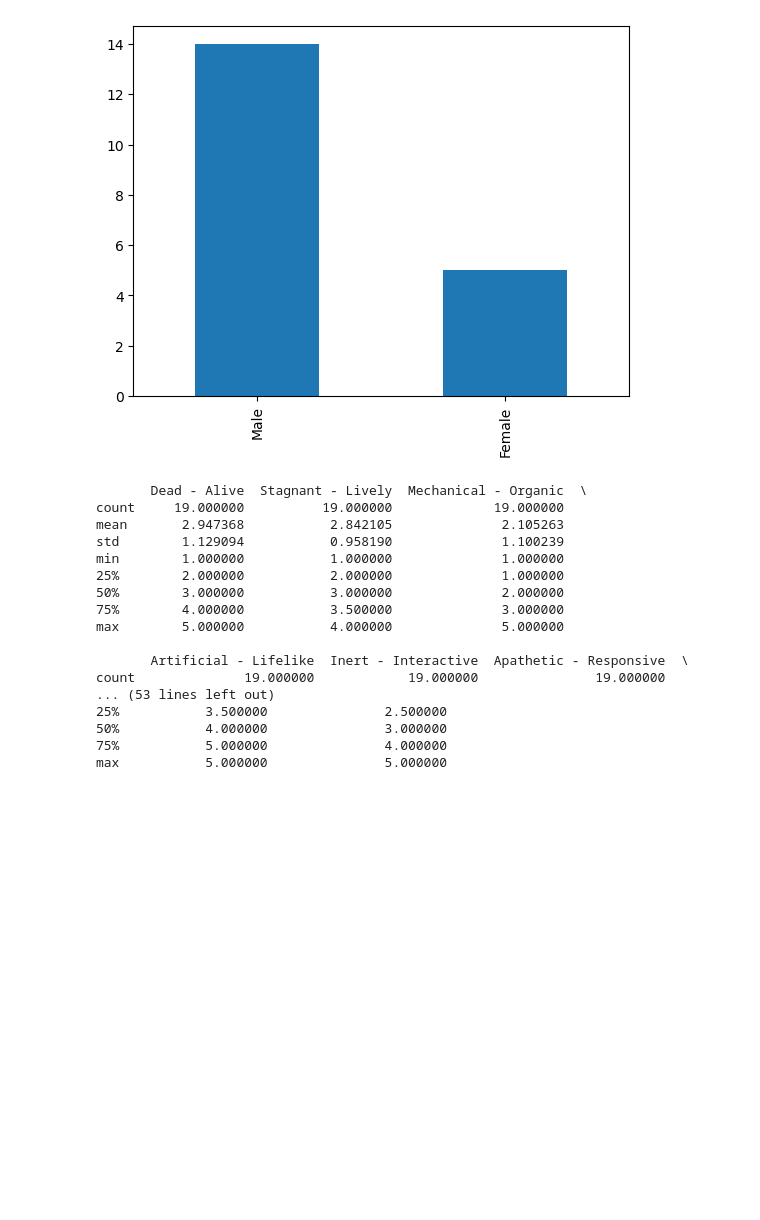
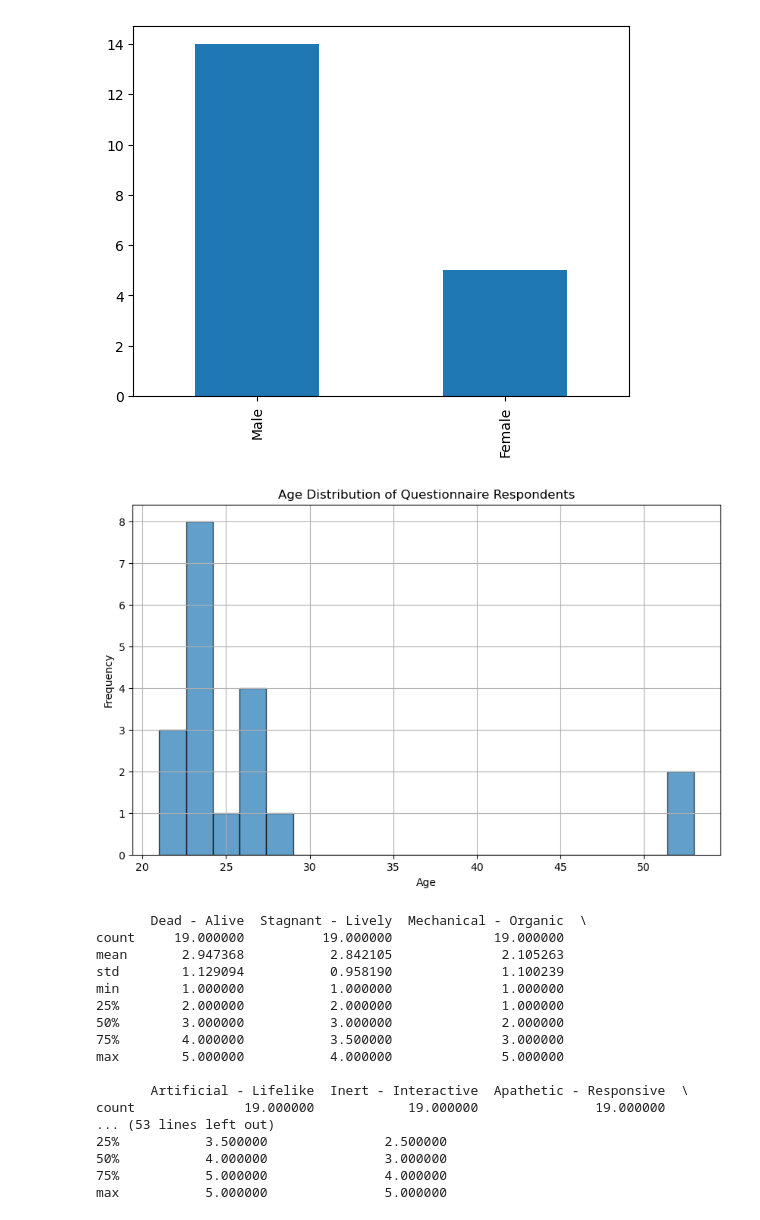
Before and after one commit to ebnerlena/can-I-joke-on-you, a Jupyter notebook: evaluation/ux_evaluation.ipynb, the cells around one changed output. Cells and saved outputs as stored; diff of their text form; code cells hidden in the pictures; blank space fills up the shorter version.

Commit message:
feat: add age distribution

```diff
--- a/evaluation/ux_evaluation.ipynb
+++ b/evaluation/ux_evaluation.ipynb
@@ -330,6 +330,27 @@ A_data["Gender"].value_counts().plot(kind='bar')
 # %% [output]
 <Axes: >
 [figure]
+# %%
+from datetime import datetime
+
+df = B_data
+
+df['Birthdate'] = pd.to_datetime(df['Birthdate'], format='%Y-%m-%d')
+
+# Calculate ages
+current_year = datetime.now().year
+df['Age'] = current_year - df['Birthdate'].dt.year
+
+# Plot the age distribution
+plt.figure(figsize=(10, 6))
+plt.hist(df['Age'], bins=20, edgecolor='black', alpha=0.7)
+plt.xlabel('Age')
+plt.ylabel('Frequency')
+plt.title('Age Distribution of Questionnaire Respondents')
+plt.grid(True)
+plt.show()
+# %% [output]
+[figure, added]
 # %%
 import matplotlib.pyplot as plt
 import pandas as pd
```
